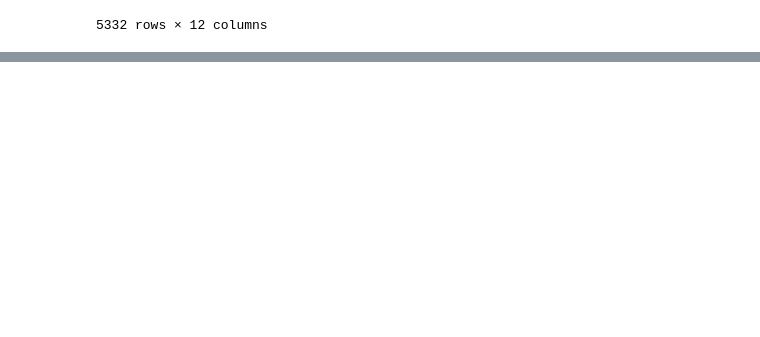
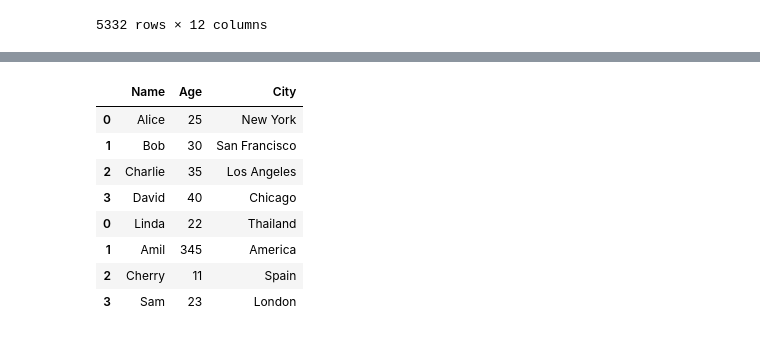
Before and after one commit to gauravvxv/Pandas, a Jupyter notebook: Notebook/pandas_practice.ipynb, the cells around one changed output, grey strips where cells are left out. Cells and saved outputs as stored; diff of their text form; code cells hidden in the pictures; blank space fills up the shorter version.

```diff
--- a/Notebook/pandas_practice.ipynb
+++ b/Notebook/pandas_practice.ipynb
@@ -568,0 +596,19 @@ df.set_index('SHOW_ID')
+# %%
+data2 = {
+  'Name': ['Alice', 'Bob', 'Charlie', 'David'],
+    'Age': [25, 30, 35, 40],
+    'City': ['New York', 'San Francisco', 'Los Angeles', 'Chicago']
+}
+
+data3 = {
+  'Name': ['Linda', 'Amil', 'Cherry', 'Sam'],
+    'Age': [22, 345, 11, 23],
+    'City': ['Thailand', 'America', 'Spain', 'London']
+}
+
+
+df2 = pd.DataFrame(data2)
+df3 = pd.DataFrame(data3)
+
+
+df2
@@ -568,0 +629,12 @@ df.set_index('SHOW_ID')
+# %%
+pd.concat([df2,df3])
+# %% [output]
+|  | Name | Age | City |
+| 0 | Alice | 25 | New York |
+| 1 | Bob | 30 | San Francisco |
+| 2 | Charlie | 35 | Los Angeles |
+| 3 | David | 40 | Chicago |
+| 0 | Linda | 22 | Thailand |
+| 1 | Amil | 345 | America |
+| 2 | Cherry | 11 | Spain |
+| 3 | Sam | 23 | London |
```
Also changed, not shown: parts of 5 cells of this notebook.
